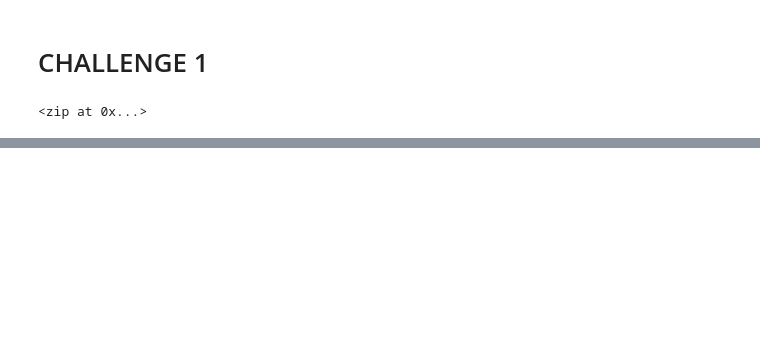
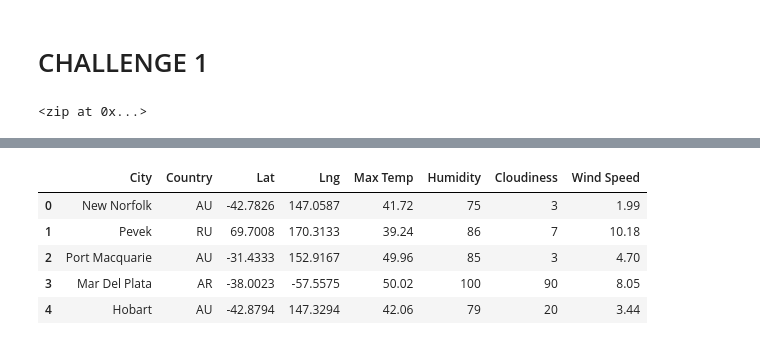
Before and after one commit to olesyapro888/Plan_My_Trip_App_Pandas_API, a Jupyter notebook: Weather_Database.ipynb, the cells around one changed output, grey strips where cells are left out. Drawn from its saved outputs; the diff is of its cells as text; code cells hidden in the pictures; blank space fills up the shorter version.

```diff
--- a/Weather_Database.ipynb
+++ b/Weather_Database.ipynb
@@ -40,0 +46,13 @@ print(url)# Starting URL for Weather Map API Call. 6.2.3
+# %%
+# 6. Retrieve the request information from the API call
+# a. Create a list for holding the cities. 6.1.5
+cities = []
+# Identify the nearest city for each latitude and longitude combination.
+for coordinate in coordinates:
+    city = citipy.nearest_city(coordinate[0], coordinate[1]).city_name
+
+    # If the city is unique, then we will add it to the cities list.
+    if city not in cities:
+        cities.append(city)
+# Print the city count to confirm sufficient count.
+len(cities)
@@ -40,0 +61,10 @@ print(url)# Starting URL for Weather Map API Call. 6.2.3
+# %%
+# 6.b. Create an empty list to hold the weather data.
+city_data = []
+# Print the beginning of the logging.
+print("Beginning Data Retrieval     ")
+print("-----------------------------")
+
+# Create counters. We want the first iteration of the logging for each recorded response and the set to start at 1
+record_count = 1
+set_count = 1
@@ -40,0 +156,13 @@ print(url)# Starting URL for Weather Map API Call. 6.2.3
+# %%
+# 7. Add the data to a new DataFrame.
+city_data_df = pd.DataFrame(city_data)
+new_column_order = ["City", "Country", "Lat", "Lng", "Max Temp", "Humidity", "Cloudiness", "Wind Speed"]
+city_data_df = city_data_df[new_column_order]
+city_data_df.head(5)
+# %% [output]
+|  | City | Country | Lat | Lng | Max Temp | Humidity | Cloudiness | Wind Speed |
+| 0 | New Norfolk | AU | -42.7826 | 147.0587 | 41.72 | 75 | 3 | 1.99 |
+| 1 | Pevek | RU | 69.7008 | 170.3133 | 39.24 | 86 | 7 | 10.18 |
+| 2 | Port Macquarie | AU | -31.4333 | 152.9167 | 49.96 | 85 | 3 | 4.70 |
+| 3 | Mar Del Plata | AR | -38.0023 | -57.5575 | 50.02 | 100 | 90 | 8.05 |
+| 4 | Hobart | AU | -42.8794 | 147.3294 | 42.06 | 79 | 20 | 3.44 |
```
Also changed, not shown: parts of 9 cells of this notebook, 4 other files.
